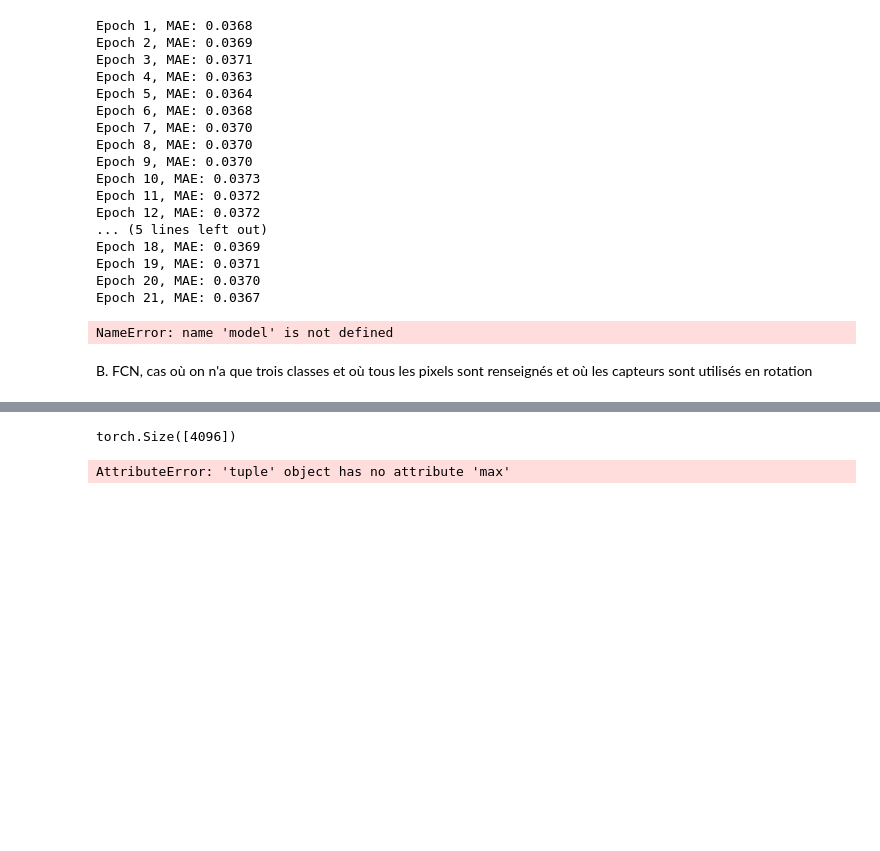
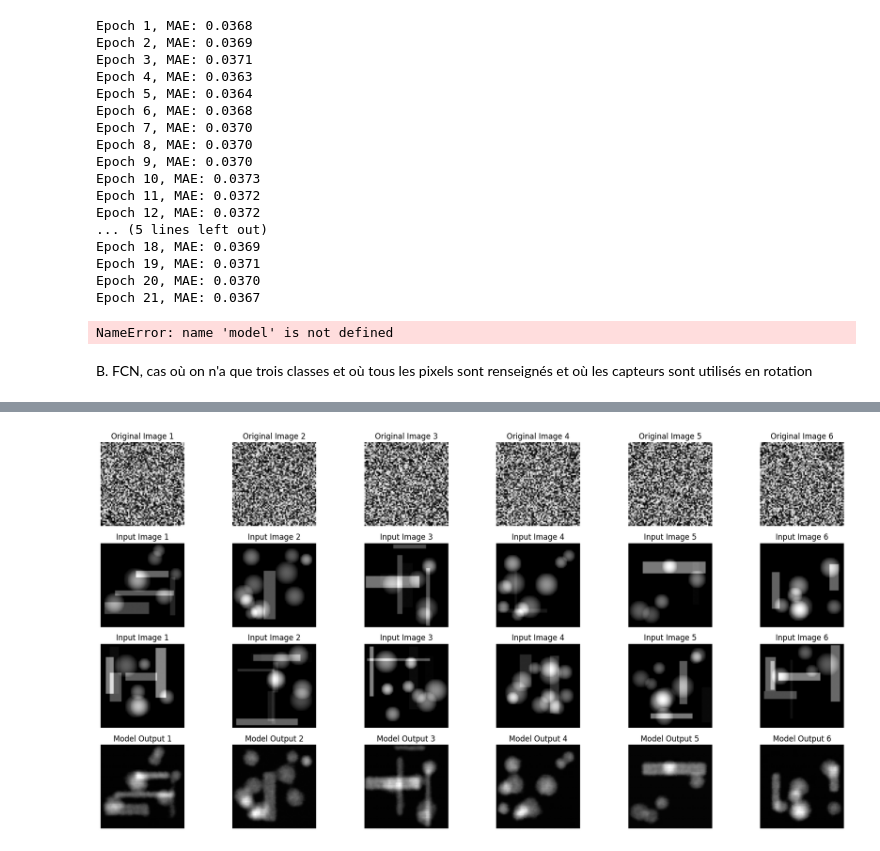
Before and after one commit to nanopiero/fusion_2d_od, a Jupyter notebook: notebooks/build_fusion_2d_of_problem.ipynb, the cells around one changed output, grey strips where cells are left out. Drawn from its saved outputs; the diff is of its cells as text; code cells hidden in the pictures; blank space fills up the shorter version.

```diff
--- a/notebooks/build_fusion_2d_of_problem.ipynb
+++ b/notebooks/build_fusion_2d_of_problem.ipynb
@@ -1351,29 +1306,53 @@ supplementary_channels = noisy_sensors_param[batched_shuffled_matrices.flatten()
-# %%
-noisy_sensors_param.shape
-# %% [output]
-torch.Size([4096])
-# %%
-n_epochs = 1
-n_batch_per_epoch = 100
-size_batch = 64
-for epoch in range(0, n_epochs):
-  for i in range(n_batch_per_epoch):
-    images = gen(size_batch)
-    print(images.max())
-    batched_shuffled_matrices = make_sensor_indices(size_batch,img_size=64)
-    # Construction des inputs & targets
-    inputs = 0.5 * torch.rand(images.shape)
-    inputs[batched_shuffled_matrices < 1300] = images[batched_shuffled_matrices < 1300]
-    targets_mask = batched_shuffled_matrices < 200
-
-    # outputs :
-    optimizer.zero_grad()
-    outputs = model(inputs)
-    loss = masked_mae_loss(outputs, images, targets_mask)
-    loss.backward()
-    optimizer.step()
-# %% [output]
-AttributeError: 'tuple' object has no attribute 'max'
+# %%
+import matplotlib.pyplot as plt
+
+model.eval()  # Set model to evaluation mode
+batch_size = 6
+images, _  = gen(batch_size)
+fake_images, _  = gen(batch_size)
+images = images.to(device)
+fake_images = fake_images.to(device)
+batched_shuffled_matrices = make_sensor_indices(batch_size,img_size=64,device=device).unsqueeze(1)
+# Construction des inputs & targets
+inputs = noise_coeff * torch.rand(images.shape, device=device) # + F.relu(0.1 * torch.randn(images.shape))
+inputs[batched_shuffled_matrices >= 64**2 - num_good_gauges] = fake_images[batched_shuffled_matrices  >= 64**2 - num_good_gauges]
+inputs[batched_shuffled_matrices < num_good_gauges] = images[batched_shuffled_matrices < num_good_gauges]
+targets_mask = batched_shuffled_matrices < num_known_good_gauges
+
+# Get model predictions
+with torch.no_grad():
+    outputs, _ = model(images, batched_shuffled_matrices)  # Output shape: (batch_size, 1, 64, 64)
+
+# Move data to CPU for visualization
+images = images.cpu().squeeze(1)  # Shape: (batch_size, 64, 64)
+fake_images = fake_images.cpu().squeeze(1)  # Shape: (batch_size, 64, 64)
+sensor_masks = inputs[:,0].cpu()
+outputs = outputs.cpu().squeeze(1)  # Shape: (batch_size, 64, 64)
+
+# Plot the images
+fig, axes = plt.subplots(4, batch_size, figsize=(batch_size * 3, 9))
+
+for i in range(batch_size):
+    axes[0, i].imshow(sensor_masks[i], cmap="gray")
+    axes[0, i].set_title(f"Original Image {i+1}")
+    axes[0, i].axis("off")
+
+    axes[1, i].imshow(images[i], cmap="gray")
+    axes[1, i].set_title(f"Input Image {i+1}")
+    axes[1, i].axis("off")
+
+    axes[2, i].imshow(fake_images[i], cmap="gray")
+    axes[2, i].set_title(f"Input Image {i+1}")
+    axes[2, i].axis("off")
+
+    axes[3, i].imshow(outputs[i], cmap="gray")
+    axes[3, i].set_title(f"Model Output {i+1}")
+    axes[3, i].axis("off")
+
+plt.tight_layout()
+plt.show()
+# %% [output]
+[figure, added]
 # %%
 def plot_sensor_embeddings(model):
     """
```
Also changed, not shown: parts of 10 cells of this notebook.
